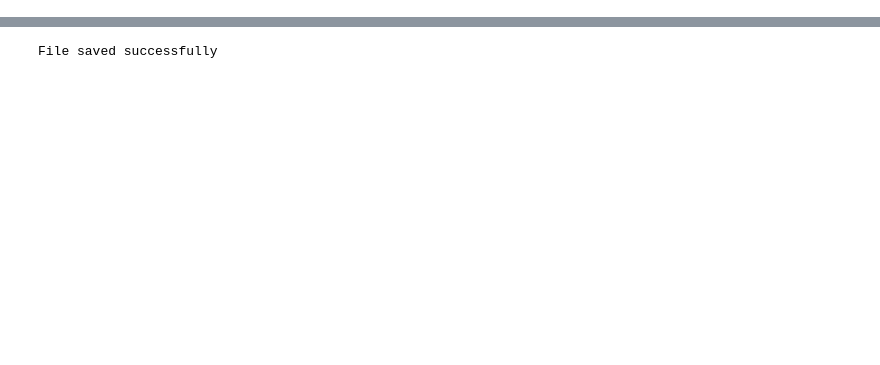
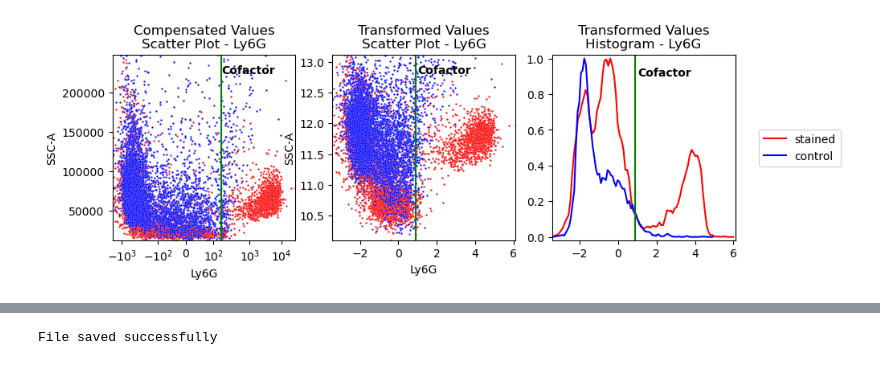
Before and after one commit to rgb-lab/FACSPy, a Jupyter notebook: vignettes/mouse_lineages/01_dataset_creation_and_transformation.ipynb, the cells around one changed output, grey strips where cells are left out. Drawn from its saved outputs; the diff is of its cells as text; code cells hidden in the pictures; blank space fills up the shorter version.

```diff
--- a/vignettes/mouse_lineages/01_dataset_creation_and_transformation.ipynb
+++ b/vignettes/mouse_lineages/01_dataset_creation_and_transformation.ipynb
@@ -266,0 +213,8 @@ AnnData object with n_obs × n_vars = 28113936 × 20
+# %%
+fp.pl.transformation_plot(dataset,
+                          gate = "CD45+",
+                          sample_identifier = "3",
+                          marker = "Ly6G",
+                          figsize = (12,3))
+# %% [output]
+[figure, added]
```
Also changed, not shown: parts of 57 cells of this notebook, 2 other files.
